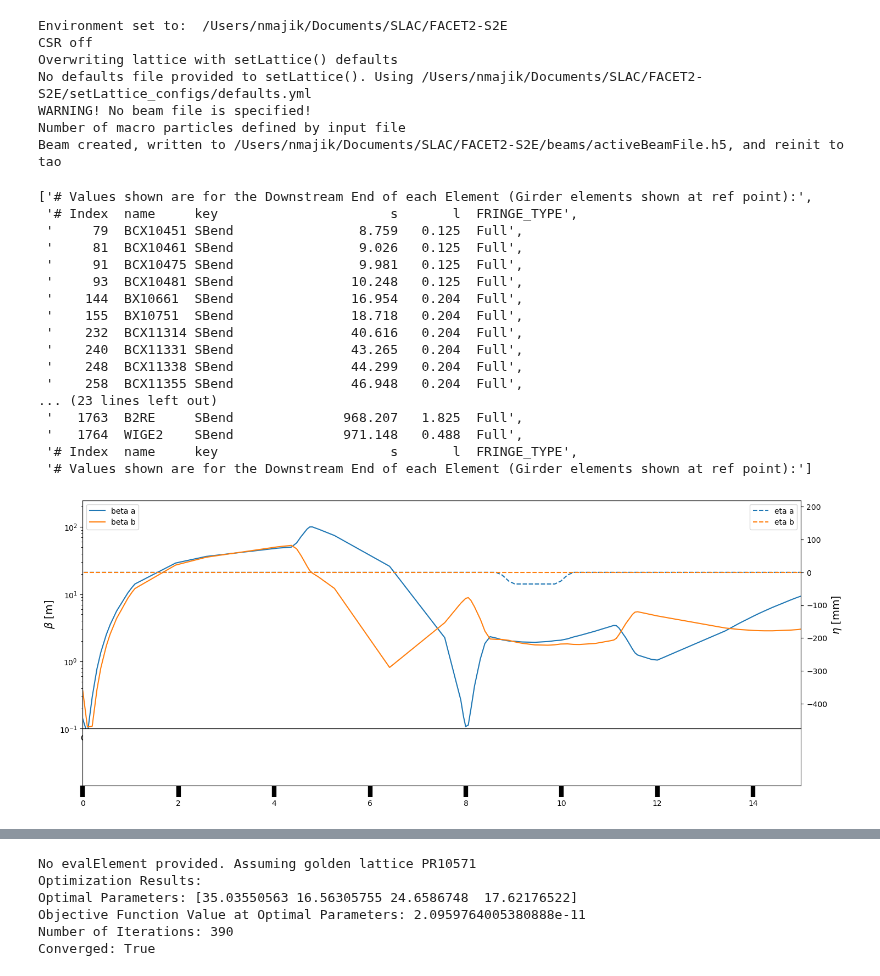
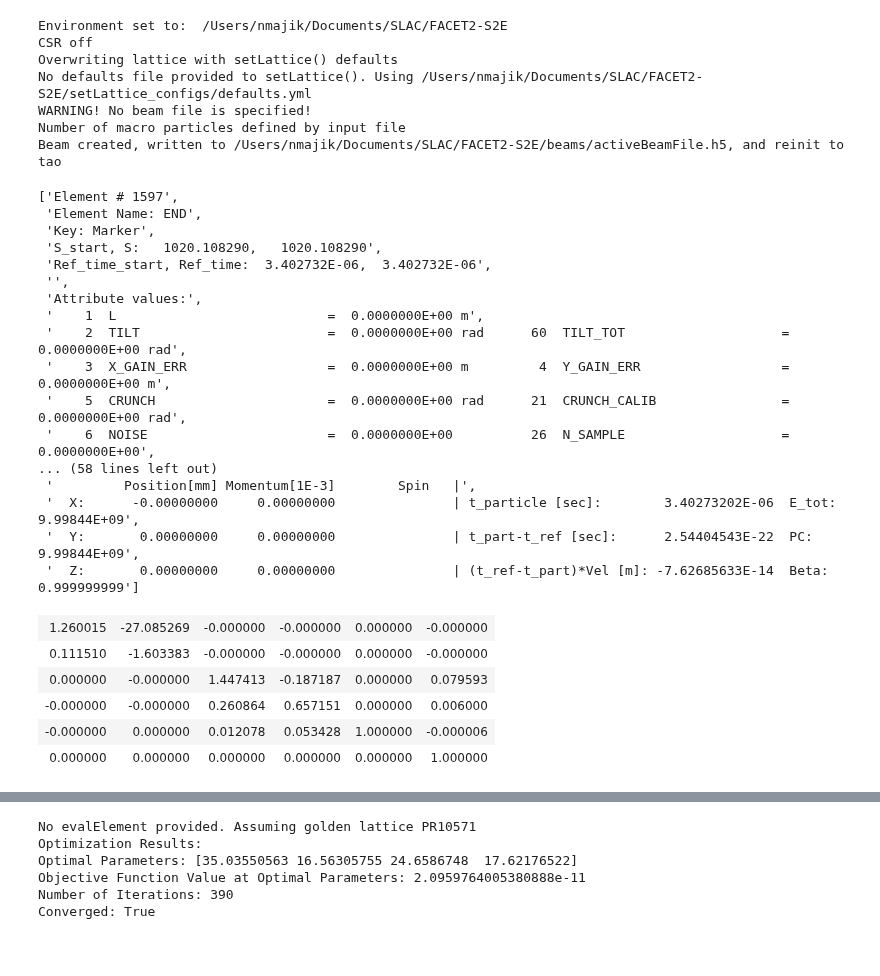
Before and after one commit to slaclab/FACET2-S2E, a Jupyter notebook: DELETEME.ipynb, the cells around one changed output, grey strips where cells are left out. Drawn from its saved outputs; the diff is of its cells as text; code cells hidden in the pictures; blank space fills up the shorter version.

```diff
--- a/DELETEME.ipynb
+++ b/DELETEME.ipynb
@@ -11,30 +11,31 @@ WARNING! No beam file is specified!
 Number of macro particles defined by input file
 Beam created, written to /Users/nmajik/Documents/SLAC/FACET2-S2E/beams/activeBeamFile.h5, and reinit to tao
 # %%
-tao.cmd('show lat SBEND::* -att FRINGE_TYPE ')
+tao.cmd('show ele end -all')
 # %% [output]
-['# Values shown are for the Downstream End of each Element (Girder elements shown at ref point):',
- '# Index  name     key                      s       l  FRINGE_TYPE',
- '     79  BCX10451 SBend                8.759   0.125  Full',
- '     81  BCX10461 SBend                9.026   0.125  Full',
- '     91  BCX10475 SBend                9.981   0.125  Full',
- '     93  BCX10481 SBend               10.248   0.125  Full',
- '    144  BX10661  SBend               16.954   0.204  Full',
- '    155  BX10751  SBend               18.718   0.204  Full',
- '    232  BCX11314 SBend               40.616   0.204  Full',
- '    240  BCX11331 SBend               43.265   0.204  Full',
- '    248  BCX11338 SBend               44.299   0.204  Full',
- '    258  BCX11355 SBend               46.948   0.204  Full',
-... (23 lines left out)
- '   1763  B2RE     SBend              968.207   1.825  Full',
- '   1764  WIGE2    SBend              971.148   0.488  Full',
- '# Index  name     key                      s       l  FRINGE_TYPE',
- '# Values shown are for the Downstream End of each Element (Girder elements shown at ref point):']
+['Element # 1597',
+ 'Element Name: END',
+ 'Key: Marker',
+ 'S_start, S:   1020.108290,   1020.108290',
+ 'Ref_time_start, Ref_time:  3.402732E-06,  3.402732E-06',
+ '',
+ 'Attribute values:',
+ '    1  L                           =  0.0000000E+00 m',
+ '    2  TILT                        =  0.0000000E+00 rad      60  TILT_TOT                    =  0.0000000E+00 rad',
+ '    3  X_GAIN_ERR                  =  0.0000000E+00 m         4  Y_GAIN_ERR                  =  0.0000000E+00 m',
+ '    5  CRUNCH                      =  0.0000000E+00 rad      21  CRUNCH_CALIB                =  0.0000000E+00 rad',
+ '    6  NOISE                       =  0.0000000E+00          26  N_SAMPLE                    =  0.0000000E+00',
+... (58 lines left out)
+ '         Position[mm] Momentum[1E-3]        Spin   |',
+ '  X:      -0.00000000     0.00000000               | t_particle [sec]:        3.40273202E-06  E_tot: 9.99844E+09',
+ '  Y:       0.00000000     0.00000000               | t_part-t_ref [sec]:      2.54404543E-22  PC:    9.99844E+09',
+ '  Z:       0.00000000     0.00000000               | (t_ref-t_part)*Vel [m]: -7.62685633E-14  Beta:  0.999999999']
-# %%
-floorplanPlot(
-    tao,
-    zmin = 0,
-    zmax = 15 #11.535
-)
-# %% [output]
-[figure, removed]
+# %%
+getMatrix(tao, "YC2FF", "end", print = True);
+# %% [output]
+| 1.260015 | -27.085269 | -0.000000 | -0.000000 | 0.000000 | -0.000000 |
+| 0.111510 | -1.603383 | -0.000000 | -0.000000 | 0.000000 | -0.000000 |
+| 0.000000 | -0.000000 | 1.447413 | -0.187187 | 0.000000 | 0.079593 |
+| -0.000000 | -0.000000 | 0.260864 | 0.657151 | 0.000000 | 0.006000 |
+| -0.000000 | 0.000000 | 0.012078 | 0.053428 | 1.000000 | -0.000006 |
+| 0.000000 | 0.000000 | 0.000000 | 0.000000 | 0.000000 | 1.000000 |
```
Also changed, not shown: parts of 1 cell of this notebook, 6 other files.
